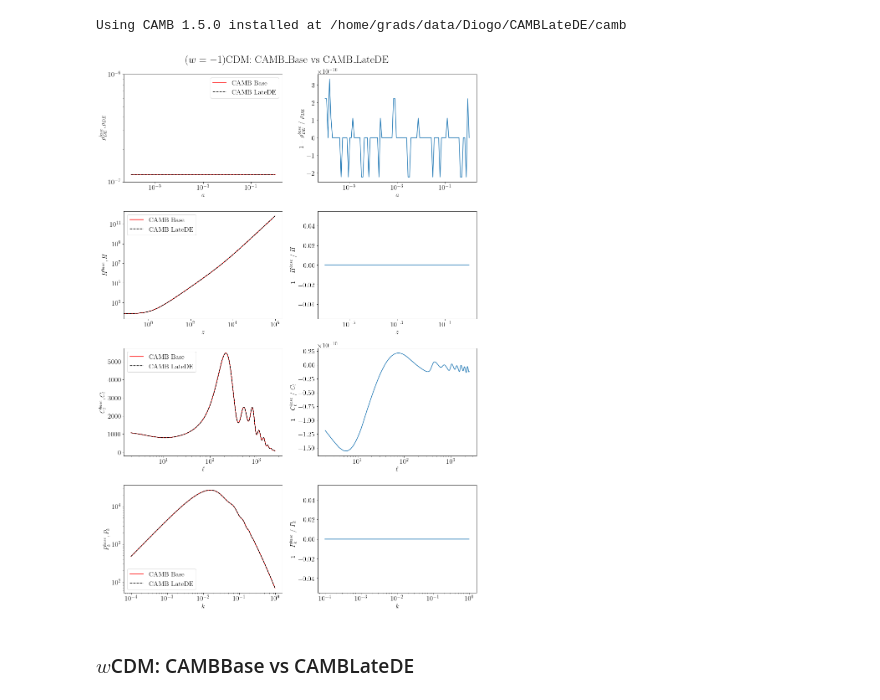
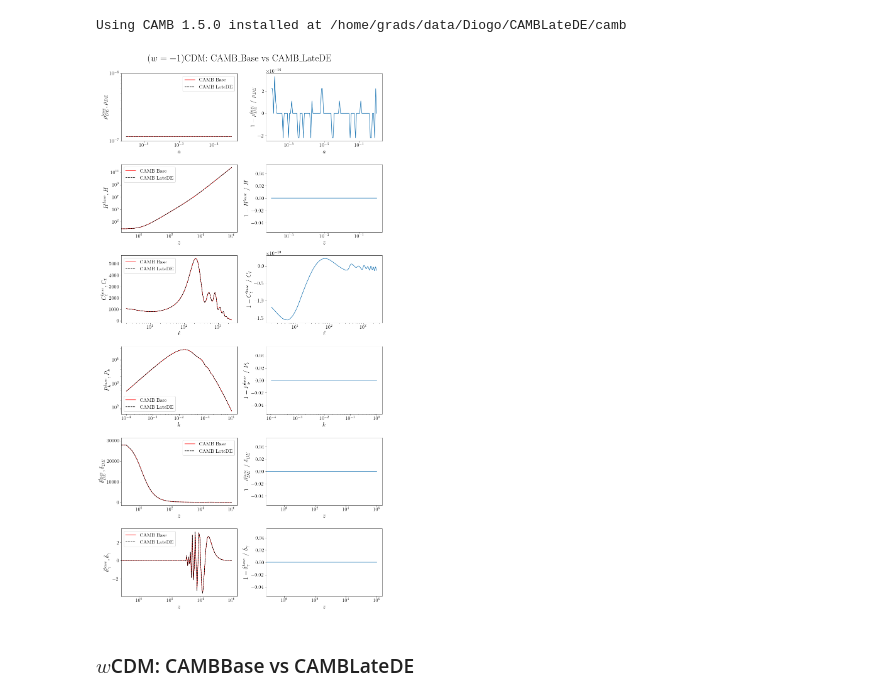
Before and after one commit to SBU-COSMOLIKE/CAMB, a Jupyter notebook: docs/LateDE_test.ipynb, the cells around one changed output. Saved outputs shown, nothing was run; the diff lists cells and outputs as text; code cells hidden in the pictures.

```diff
--- a/docs/LateDE_test.ipynb
+++ b/docs/LateDE_test.ipynb
@@ -112,11 +127,15 @@ scale_factor = base_background[0]
 redshift = 1/scale_factor - 1
 base_rhode = base_background[1]
 base_hubble = base_background[2]
+base_delta_de = base_perturbations[0]
+base_delta_photon = base_perturbations[1]
 ells = [i for i in range(len(base_cls))]
 
 # CAMB LATEDE outputs
 latede_rhode = latede_background[1]
 latede_hubble = latede_background[2]
+latede_delta_de = latede_perturbations[0]
+latede_delta_photon = latede_perturbations[1]
 # %%
 %matplotlib inline
 import matplotlib
@@ -124,7 +143,7 @@ import matplotlib.pyplot as plt
 
 axislabelfontsize='large'
 matplotlib.mathtext.rcParams['legend.fontsize']='medium'
-plt.rcParams["figure.figsize"] = [13.0,19.0]
+plt.rcParams["figure.figsize"] = [13.0,25.0]
 plt.rcParams.update({
     "text.usetex": True,
     "font.family": "serif",
@@ -133,59 +152,87 @@ plt.rcParams.update({
 })
 axislabelfontsize='large'
 # %%
+rows = 6
+
 # DE energy density
-plt.subplot(4, 2, 1)
+plt.subplot(rows, 2, 1)
 plt.loglog(scale_factor,base_rhode/scale_factor**4,'r',label='CAMB Base')
 plt.loglog(scale_factor,latede_rhode/scale_factor**4,'k--',label='CAMB LateDE')
 plt.xlabel('$a$',fontsize=font_size)
 plt.ylabel(r'$\rho_{DE}^{base},\rho_{DE}$',fontsize=font_size)
-plt.suptitle(r"$(w = -1)$CDM: CAMB\_Base vs CAMB\_LateDE", fontsize=font_size+10)
+plt.suptitle(r"$(w = -1)$CDM: CAMB\_Base vs CAMB\_LateDE", fontsize=font_size+10,y=0.99)
 plt.legend(loc='best')
-plt.subplot(4, 2, 2)
+plt.subplot(rows, 2, 2)
 plt.semilogx(scale_factor,1-base_rhode/latede_rhode)
 plt.xlabel('$a$',fontsize=font_size)
 plt.ylabel(r'$1-\rho_{DE}^{base}\,\,/\,\,\rho_{DE}$',fontsize=font_size)
 
 # Hubble parameter
-plt.subplot(4, 2, 3)
+plt.subplot(rows, 2, 3)
 plt.loglog(redshift,base_hubble,'r',label='CAMB Base')
 plt.loglog(redshift,latede_hubble,'k--',label='CAMB LateDE')
 plt.xlabel('$z$',fontsize=font_size)
 plt.ylabel(r'$H^{base},H$',fontsize=font_size)
 plt.legend(loc='best')
-plt.subplot(4, 2, 4)
+plt.subplot(rows, 2, 4)
 plt.semilogx(scale_factor,1-base_hubble/latede_hubble)
 plt.xlabel('$z$',fontsize=font_size)
 plt.ylabel(r'$1-H^{base}\,\,/\,\,H$',fontsize=font_size)
 
 # CMB temperature anisotropies
-plt.subplot(4,2,5)
+plt.subplot(rows,2,5)
 plt.semilogx(ells[2:],base_cls[2:],'r',label='CAMB Base')
 plt.semilogx(ells[2:],latede_cls[2:],'k--',label='CAMB LateDE')
 plt.xlabel('$\ell$',fontsize=font_size)
 plt.ylabel(r'$C_\ell^{base},C_\ell$',fontsize=font_size)
 plt.legend(loc='best')
-plt.subplot(4,2,6)
+plt.subplot(rows,2,6)
 plt.semilogx(ells[2:],1-base_cls[2:]/latede_cls[2:],label='CAMB LateDE')
 plt.xlabel('$\ell$',fontsize=font_size)
 plt.ylabel(r'$1-C_\ell^{base}\,\,/\,\,C_\ell$',fontsize=font_size)
 
 # Matter power spectra
-plt.subplot(4,2,7)
+plt.subplot(rows,2,7)
 plt.loglog(base_ks,base_pk,'r',label='CAMB Base')
 plt.loglog(latede_ks,latede_pk,'k--',label='CAMB LateDE')
 plt.xlabel('$k$',fontsize=font_size)
 plt.ylabel(r'$P_k^{base},P_k$',fontsize=font_size)
 plt.legend(loc='best')
-plt.subplot(4,2,8)
+plt.subplot(rows,2,8)
 plt.semilogx(base_ks,1-base_pk/latede_pk,label='CAMB LateDE')
 plt.xlabel('$k$',fontsize=font_size)
 plt.ylabel(r'$1-P_k^{base}\,\,/\,\,P_k$',fontsize=font_size)
+
+# DE Perturbation
+plt.subplot(rows,2,9)
+plt.semilogx(redshift,base_delta_de,'r',label='CAMB Base')
+plt.semilogx(redshift,latede_delta_de,'k--',label='CAMB LateDE')
+plt.xlabel('$z$',fontsize=font_size)
+plt.ylabel(r'$\delta_{DE}^{base},\delta_{DE}$',fontsize=font_size)
+plt.legend(loc='best')
+plt.subplot(rows,2,10)
+plt.semilogx(redshift,1-base_delta_de/latede_delta_de,label='CAMB LateDE')
+plt.xlabel('$z$',fontsize=font_size)
+plt.ylabel(r'$1-\delta_{DE}^{base}\,\,/\,\,\delta_{DE}$',fontsize=font_size)
+plt.tight_layout()
+
+# Photon Perturbation
+plt.subplot(rows,2,11)
+plt.semilogx(redshift,base_delta_photon,'r',label='CAMB Base')
+plt.semilogx(redshift,latede_delta_photon,'k--',label='CAMB LateDE')
+plt.xlabel('$z$',fontsize=font_size)
+plt.ylabel(r'$\delta_\gamma^{base},\delta_\gamma$',fontsize=font_size)
+plt.legend(loc='best')
+plt.subplot(rows,2,12)
+plt.semilogx(redshift,1-base_delta_photon/latede_delta_photon,label='CAMB LateDE')
+plt.xlabel('$z$',fontsize=font_size)
+plt.ylabel(r'$1-\delta_\gamma^{base}\,\,/\,\,\delta_\gamma$',fontsize=font_size)
+
 plt.tight_layout()
 plt.savefig("LCDM_CAMBBase_vs_CAMBLateDE.pdf")
 plt.show()
 # %% [output]
-[figure, old version]
+[figure, new version]
 # %% [markdown]
 ### $w$CDM: CAMBBase vs CAMBLateDE
 # %%
```
Also changed, not shown: parts of 83 cells of this notebook, 4 other files.
